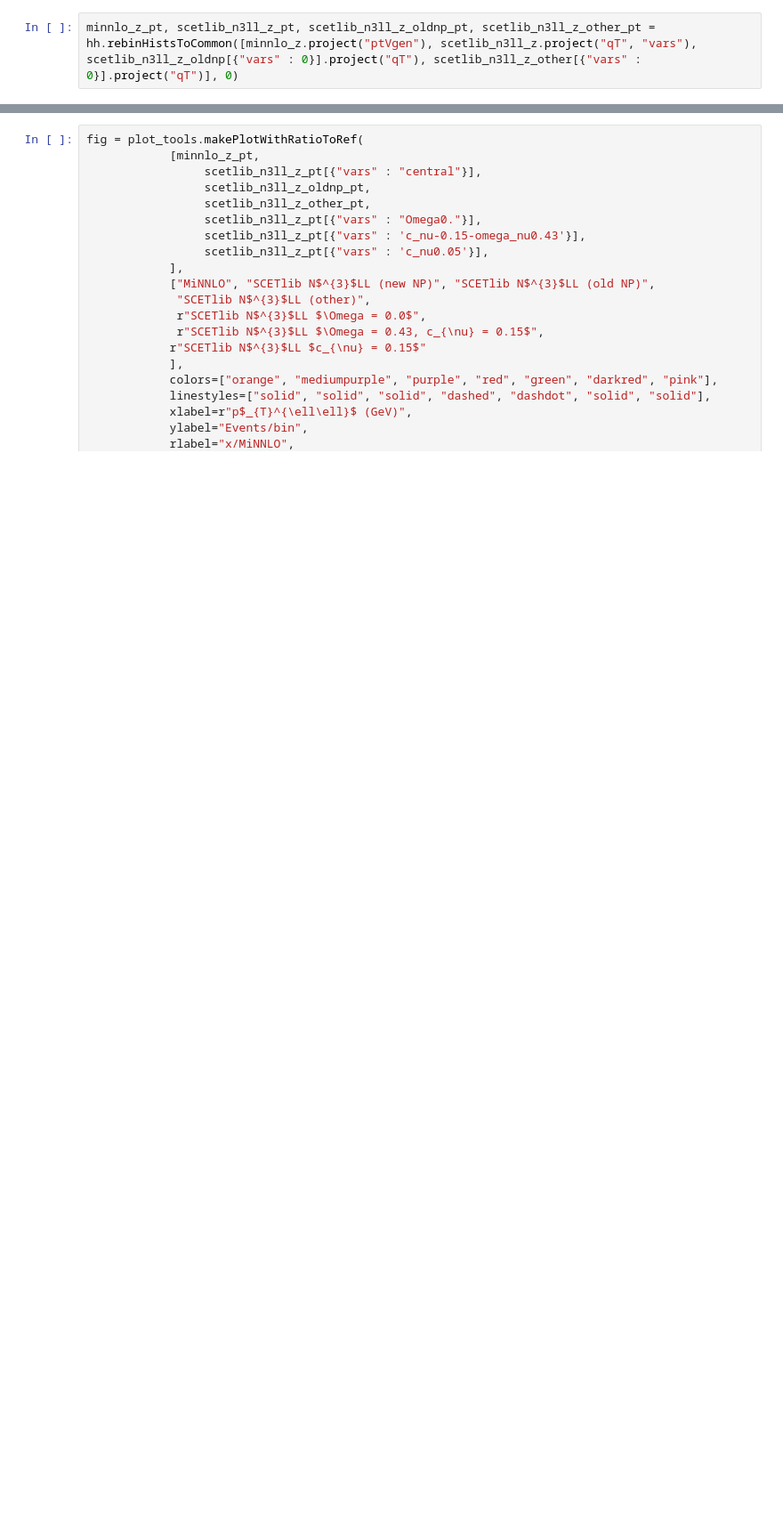
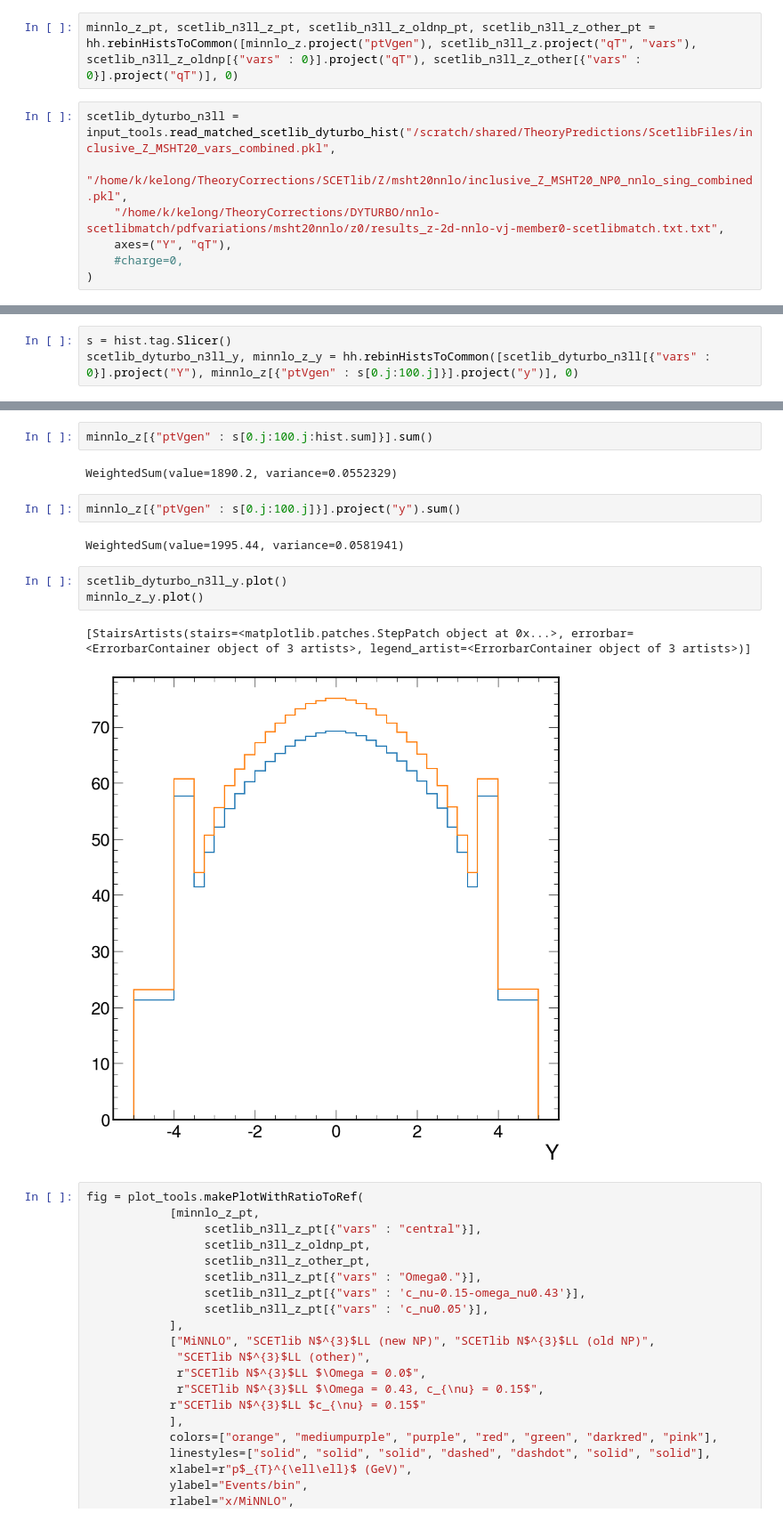
Before and after one commit to bendavid/WRemnants, a Jupyter notebook: notebooks/CompareCorrections.ipynb, the cells around one changed output, grey strips where cells are left out. Shown at 89% size. Saved outputs shown, nothing was run; the diff lists cells and outputs as text; blank space fills up the shorter version.

Commit message:
Some plotting improvements, notebook updates

```diff
--- a/notebooks/CompareCorrections.ipynb
+++ b/notebooks/CompareCorrections.ipynb
@@ -41,2 +42,9 @@ WARNING:root:Will not include nonsingular contribution!
 # %%
 minnlo_z_pt, scetlib_n3ll_z_pt, scetlib_n3ll_z_oldnp_pt, scetlib_n3ll_z_other_pt = hh.rebinHistsToCommon([minnlo_z.project("ptVgen"), scetlib_n3ll_z.project("qT", "vars"), scetlib_n3ll_z_oldnp[{"vars" : 0}].project("qT"), scetlib_n3ll_z_other[{"vars" : 0}].project("qT")], 0)
+# %%
+scetlib_dyturbo_n3ll = input_tools.read_matched_scetlib_dyturbo_hist("/scratch/shared/TheoryPredictions/ScetlibFiles/inclusive_Z_MSHT20_vars_combined.pkl",
+    "/home/k/kelong/TheoryCorrections/SCETlib/Z/msht20nnlo/inclusive_Z_MSHT20_NP0_nnlo_sing_combined.pkl",
+    "/home/k/kelong/TheoryCorrections/DYTURBO/nnlo-scetlibmatch/pdfvariations/msht20nnlo/z0/results_z-2d-nnlo-vj-member0-scetlibmatch.txt.txt",
+    axes=("Y", "qT"),
+    #charge=0,
+)
@@ -42,0 +69,3 @@ minnlo_z_pt, scetlib_n3ll_z_pt, scetlib_n3ll_z_oldnp_pt, scetlib_n3ll_z_other_pt
+# %%
+s = hist.tag.Slicer()
+scetlib_dyturbo_n3ll_y, minnlo_z_y = hh.rebinHistsToCommon([scetlib_dyturbo_n3ll[{"vars" : 0}].project("Y"), minnlo_z[{"ptVgen" : s[0.j:100.j]}].project("y")], 0)
@@ -43,3 +78,17 @@ minnlo_z_pt, scetlib_n3ll_z_pt, scetlib_n3ll_z_oldnp_pt, scetlib_n3ll_z_other_pt
+# %%
+minnlo_z[{"ptVgen" : s[0.j:100.j:hist.sum]}].sum()
+# %% [output]
+WeightedSum(value=1890.2, variance=0.0552329)
+# %%
+minnlo_z[{"ptVgen" : s[0.j:100.j]}].project("y").sum()
+# %% [output]
+WeightedSum(value=1995.44, variance=0.0581941)
+# %%
+scetlib_dyturbo_n3ll_y.plot()
+minnlo_z_y.plot()
+# %% [output]
+[StairsArtists(stairs=<matplotlib.patches.StepPatch object at 0x...>, errorbar=<ErrorbarContainer object of 3 artists>, legend_artist=<ErrorbarContainer object of 3 artists>)]
+[figure, added]
 # %%
 fig = plot_tools.makePlotWithRatioToRef(
             [minnlo_z_pt,
```
Also changed, not shown: parts of 9 cells of this notebook, 7 other files.
